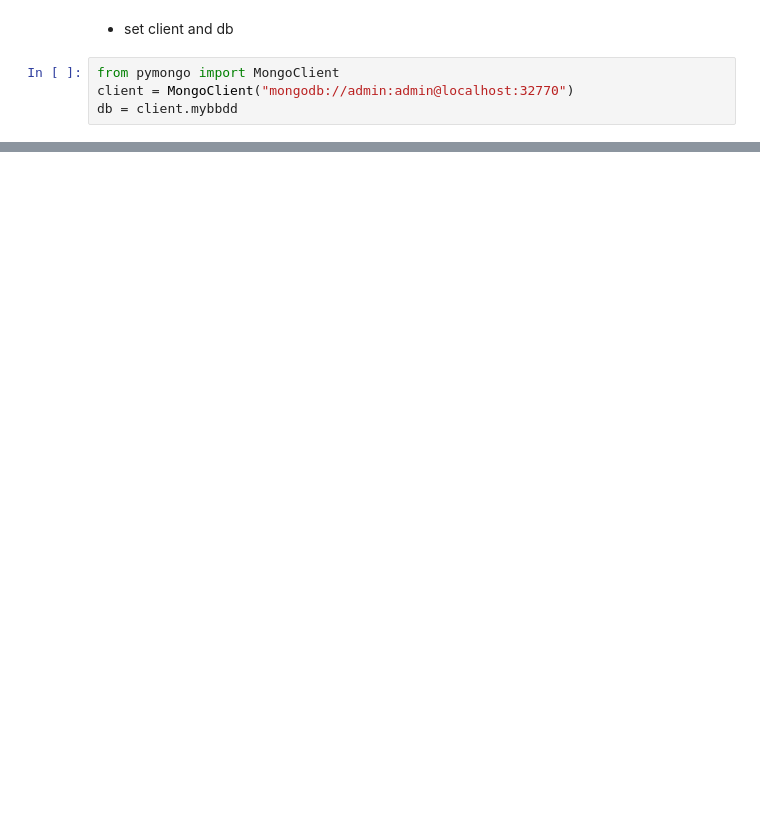
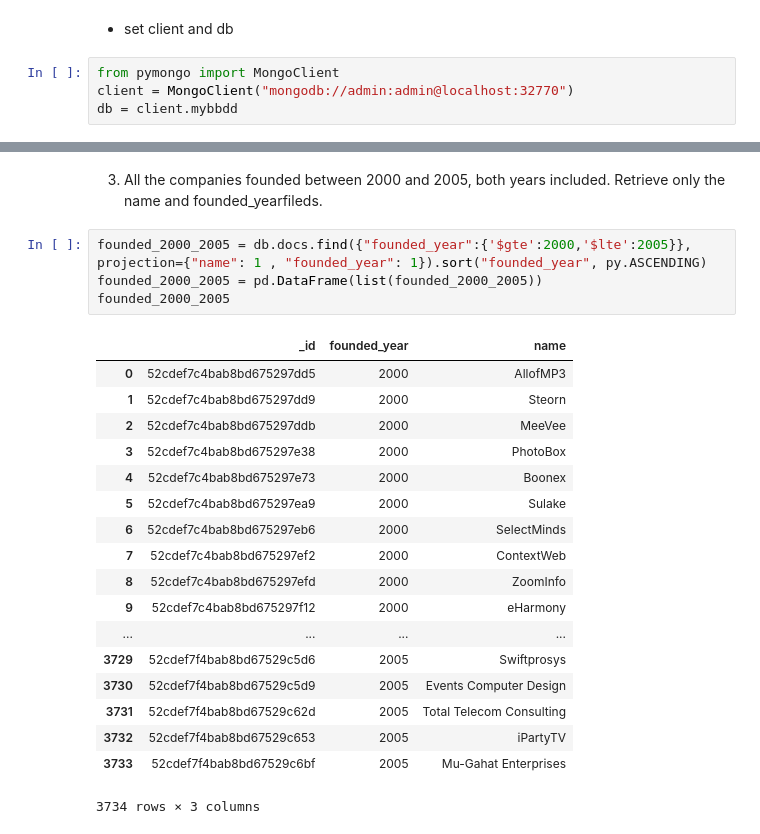
Before and after one commit to marisfont/madrid-oct-2018, a Jupyter notebook: module-2/lab-mongo/your-code.ipynb, the cells around one changed output, grey strips where cells are left out. Drawn from its saved outputs; the diff is of its cells as text; blank space fills up the shorter version.

```diff
--- a/module-2/lab-mongo/your-code.ipynb
+++ b/module-2/lab-mongo/your-code.ipynb
@@ -37,0 +61,25 @@ TypeError: 'Collection' object is not callable. If you meant to call the 'head'
+# %% [markdown]
+3. All the companies founded between 2000 and 2005, both years included. Retrieve only the name and founded_yearfileds.
+# %%
+founded_2000_2005 = db.docs.find({"founded_year":{'$gte':2000,'$lte':2005}}, projection={"name": 1 , "founded_year": 1}).sort("founded_year", py.ASCENDING)
+founded_2000_2005 = pd.DataFrame(list(founded_2000_2005))
+founded_2000_2005
+# %% [output]
+|  | _id | founded_year | name |
+| 0 | 52cdef7c4bab8bd675297dd5 | 2000 | AllofMP3 |
+| 1 | 52cdef7c4bab8bd675297dd9 | 2000 | Steorn |
+| 2 | 52cdef7c4bab8bd675297ddb | 2000 | MeeVee |
+| 3 | 52cdef7c4bab8bd675297e38 | 2000 | PhotoBox |
+| 4 | 52cdef7c4bab8bd675297e73 | 2000 | Boonex |
+| 5 | 52cdef7c4bab8bd675297ea9 | 2000 | Sulake |
+| 6 | 52cdef7c4bab8bd675297eb6 | 2000 | SelectMinds |
+| 7 | 52cdef7c4bab8bd675297ef2 | 2000 | ContextWeb |
+| 8 | 52cdef7c4bab8bd675297efd | 2000 | ZoomInfo |
+| 9 | 52cdef7c4bab8bd675297f12 | 2000 | eHarmony |
+| ... | ... | ... | ... |
+| 3729 | 52cdef7f4bab8bd67529c5d6 | 2005 | Swiftprosys |
+| 3730 | 52cdef7f4bab8bd67529c5d9 | 2005 | Events Computer Design |
+| 3731 | 52cdef7f4bab8bd67529c62d | 2005 | Total Telecom Consulting |
+| 3732 | 52cdef7f4bab8bd67529c653 | 2005 | iPartyTV |
+| 3733 | 52cdef7f4bab8bd67529c6bf | 2005 | Mu-Gahat Enterprises |
+3734 rows × 3 columns
```
Also changed, not shown: parts of 11 cells of this notebook.
